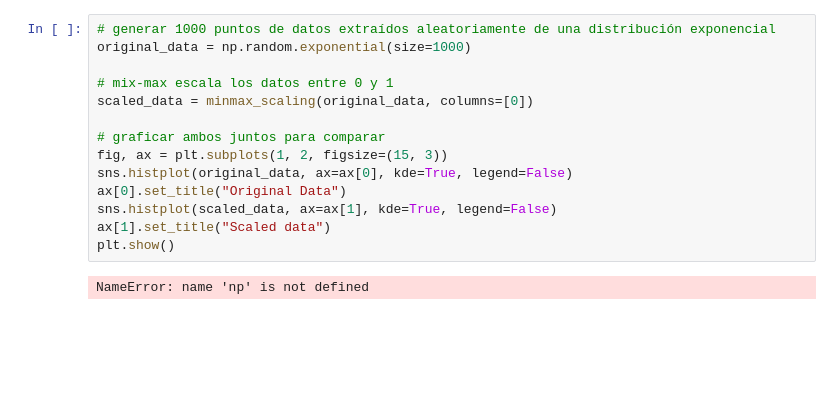
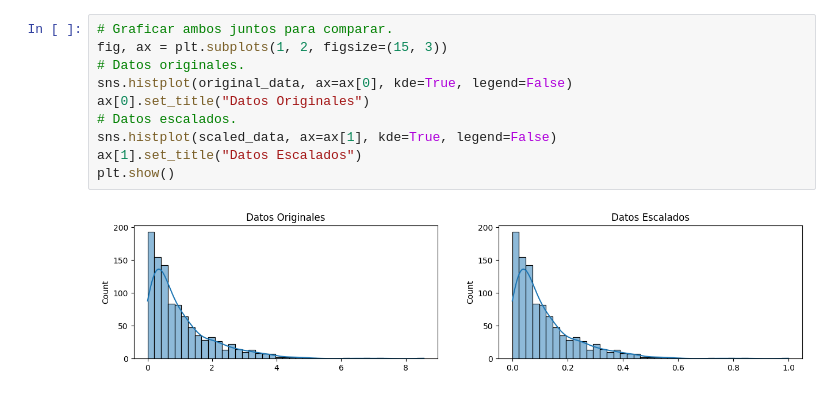
Before and after one commit to cosijoeza/semestre-1, a Jupyter notebook: data-cleaning/practica-6/6-escalado-normalizacion.ipynb, the cells around one changed output. Cells and saved outputs as stored; diff of their text form; blank space fills up the shorter version.

Commit message:
add scale vs normalization

```diff
--- a/data-cleaning/practica-6/6-escalado-normalizacion.ipynb
+++ b/data-cleaning/practica-6/6-escalado-normalizacion.ipynb
@@ -20,16 +27,12 @@ ModuleNotFoundError: No module named 'mlxtend'
 # %%
-# generar 1000 puntos de datos extraídos aleatoriamente de una distribución exponencial
-original_data = np.random.exponential(size=1000)
-
-# mix-max escala los datos entre 0 y 1
-scaled_data = minmax_scaling(original_data, columns=[0])
-
-# graficar ambos juntos para comparar
+# Graficar ambos juntos para comparar.
 fig, ax = plt.subplots(1, 2, figsize=(15, 3))
+# Datos originales.
 sns.histplot(original_data, ax=ax[0], kde=True, legend=False)
-ax[0].set_title("Original Data")
+ax[0].set_title("Datos Originales")
+# Datos escalados.
 sns.histplot(scaled_data, ax=ax[1], kde=True, legend=False)
-ax[1].set_title("Scaled data")
+ax[1].set_title("Datos Escalados")
 plt.show()
 # %% [output]
-NameError: name 'np' is not defined
+[figure, added]
```
Also changed, not shown: parts of 9 cells of this notebook.
